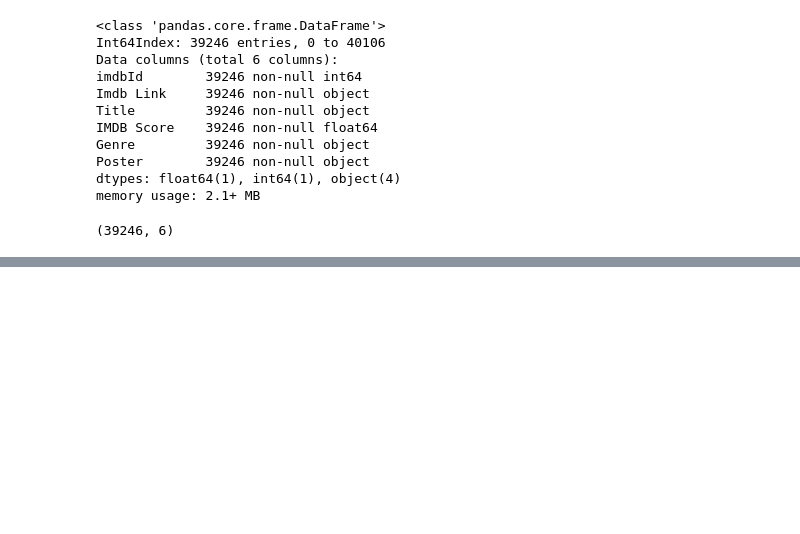
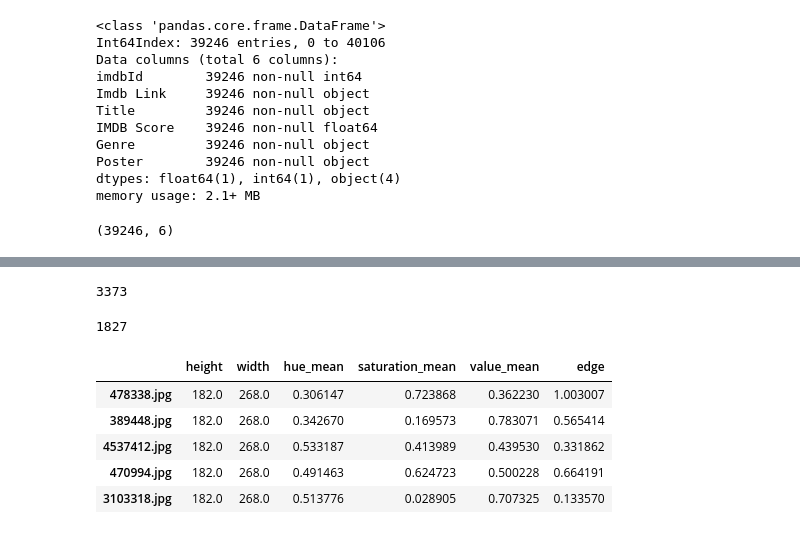
Before and after one commit to ucsd-dsc-arts/dsc160-midterm-group-11, a Jupyter notebook: code/midterm_160_sci-fi_documentary_genre_eda.ipynb, the cells around one changed output, grey strips where cells are left out. Drawn from its saved outputs; the diff is of its cells as text; code cells hidden in the pictures; blank space fills up the shorter version.

```diff
--- a/code/midterm_160_sci-fi_documentary_genre_eda.ipynb
+++ b/code/midterm_160_sci-fi_documentary_genre_eda.ipynb
@@ -852,0 +889,14 @@ movies_df_copy.head()
+# %%
+def calc_edge_doc(image):
+    edge_list = []
+    img = os.path.join(POSTER_DOC_DIR, image)
+    rgb_img = io.imread(img)
+    hsv_img = rgb2hsv(rgb_img)
+    hue_img = hsv_img[:, :, 0]
+    saturation_img = hsv_img[:,:, 1]
+    value_img = hsv_img[:, :, 2]
+    sobel_x = ndimage.sobel(value_img, axis=1, mode='constant')
+    sobel_y = ndimage.sobel(value_img, axis=0, mode='constant')
+    landscape_edge_image = np.hypot(sobel_x, sobel_y)
+
+    return landscape_edge_image.mean()
@@ -852,0 +917,12 @@ movies_df_copy.head()
+# %%
+doc_edge = []
+for i in filename_doc:
+    try:
+        edge = calc_edge_doc(i)
+        doc_edge.append(edge)
+    except:
+        pass
+# %%
+len(doc_edge)
+# %% [output]
+3373
@@ -852,0 +937,6 @@ movies_df_copy.head()
+# %%
+len(scifi_edge)
+# %% [output]
+1827
+# %%
+df_doc['edge'] = doc_edge
@@ -852,0 +945,9 @@ movies_df_copy.head()
+# %%
+df_doc.head()
+# %% [output]
+|  | height | width | hue_mean | saturation_mean | value_mean | edge |
+| 478338.jpg | 182.0 | 268.0 | 0.306147 | 0.723868 | 0.362230 | 1.003007 |
+| 389448.jpg | 182.0 | 268.0 | 0.342670 | 0.169573 | 0.783071 | 0.565414 |
+| 4537412.jpg | 182.0 | 268.0 | 0.533187 | 0.413989 | 0.439530 | 0.331862 |
+| 470994.jpg | 182.0 | 268.0 | 0.491463 | 0.624723 | 0.500228 | 0.664191 |
+| 3103318.jpg | 182.0 | 268.0 | 0.513776 | 0.028905 | 0.707325 | 0.133570 |
```
Also changed, not shown: parts of 43 cells of this notebook.
